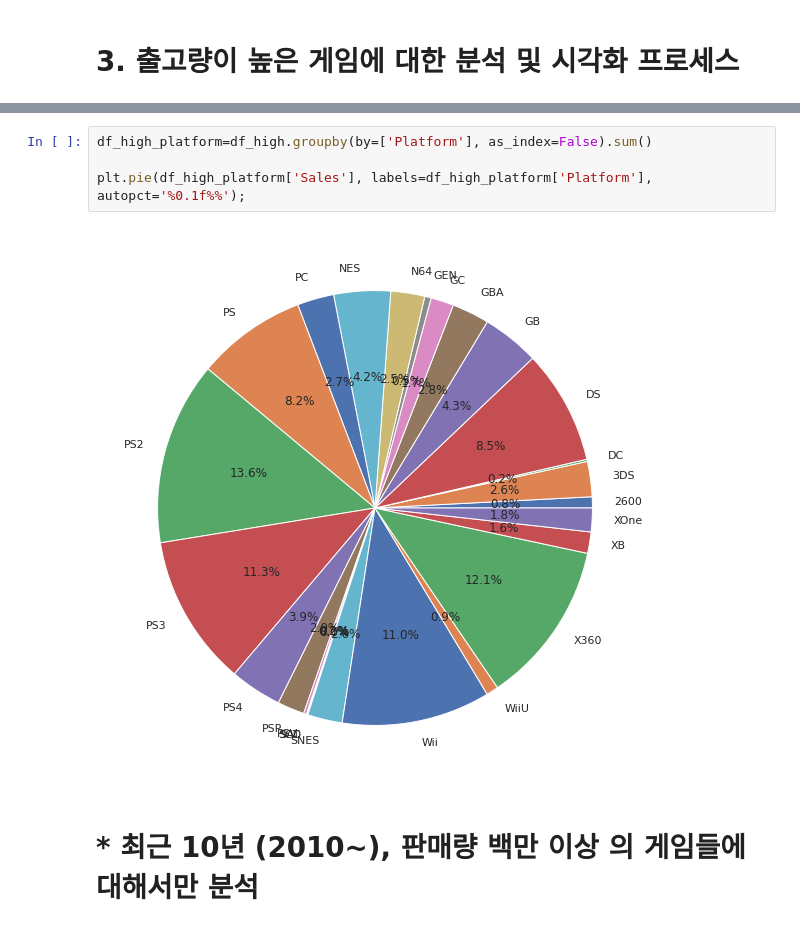
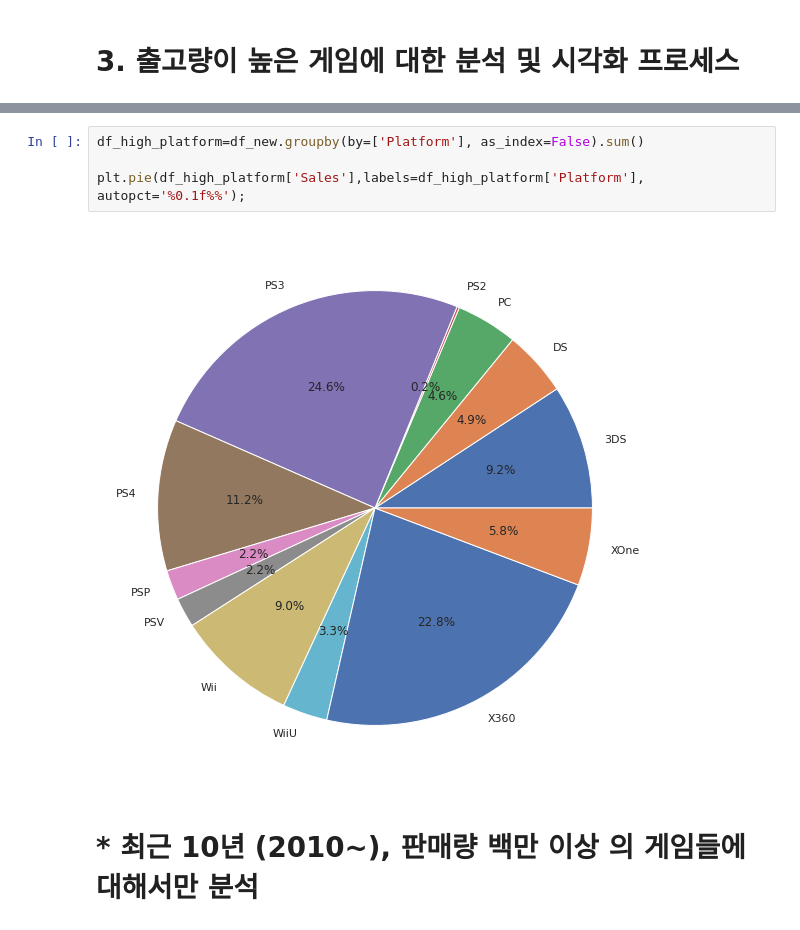
Before and after one commit to 93model/Game_sales_data, a Jupyter notebook: ai10_sc1_pro_김연식_재제출.ipynb, the cells around one changed output, grey strips where cells are left out. Drawn from its saved outputs; the diff is of its cells as text.

```diff
--- a/ai10_sc1_pro_김연식_재제출.ipynb
+++ b/ai10_sc1_pro_김연식_재제출.ipynb
@@ -318,8 +449,8 @@ plt.pie(df_high_genre['Sales'], labels=df_high_genre['Genre'], autopct='%0.1f%%'
 # %%
-df_high_platform=df_high.groupby(by=['Platform'], as_index=False).sum()
+df_high_platform=df_new.groupby(by=['Platform'], as_index=False).sum()
 
-plt.pie(df_high_platform['Sales'], labels=df_high_platform['Platform'], autopct='%0.1f%%');
+plt.pie(df_high_platform['Sales'],labels=df_high_platform['Platform'], autopct='%0.1f%%');
 # %% [output]
-[figure, old version]
+[figure, new version]
 # %% [markdown]
 # * 최근 10년 (2010~), 판매량 백만 이상 의 게임들에 대해서만 분석
```
Also changed, not shown: parts of 63 cells of this notebook.
